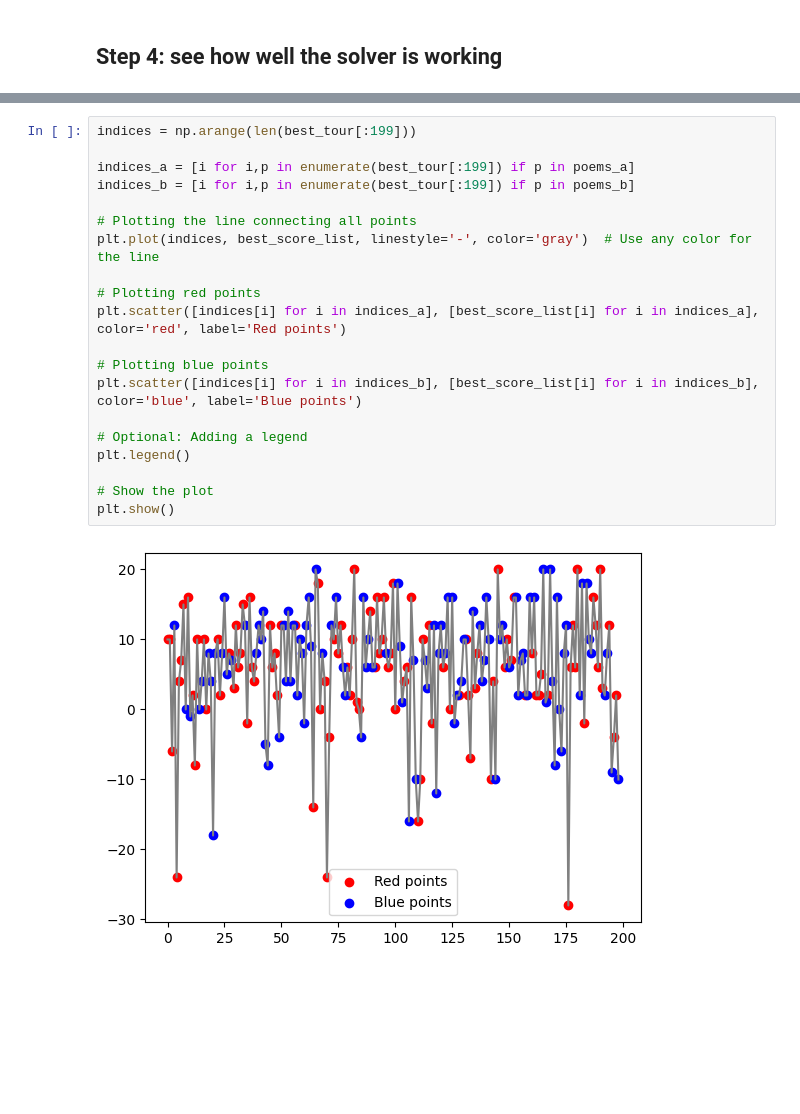
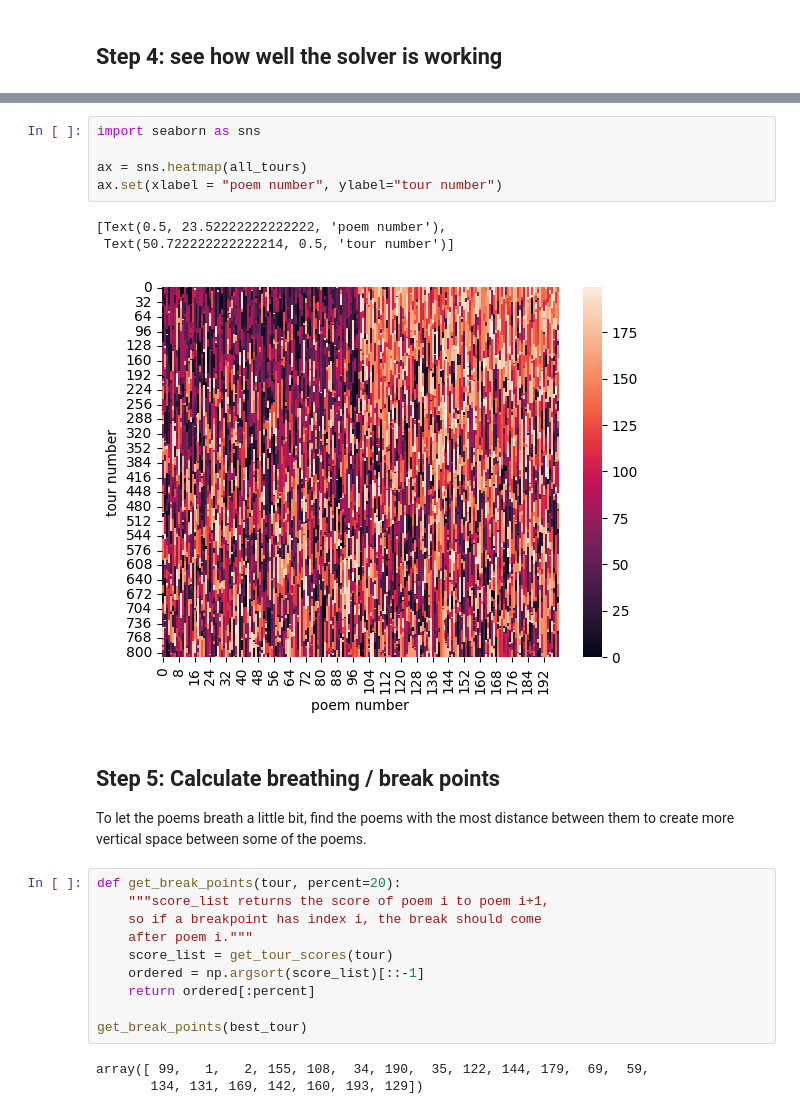
Before and after one commit to ajyoon/aoc, a Jupyter notebook: anxiety_of_conception_algorithm.ipynb, the cells around one changed output, grey strips where cells are left out. Saved outputs shown, nothing was run; the diff lists cells and outputs as text; blank space fills up the shorter version.

```diff
--- a/anxiety_of_conception_algorithm.ipynb
+++ b/anxiety_of_conception_algorithm.ipynb
@@ -466,22 +457,26 @@ plt.show()
-# %%
-indices = np.arange(len(best_tour[:199]))
-
-indices_a = [i for i,p in enumerate(best_tour[:199]) if p in poems_a]
-indices_b = [i for i,p in enumerate(best_tour[:199]) if p in poems_b]
-
-# Plotting the line connecting all points
-plt.plot(indices, best_score_list, linestyle='-', color='gray')  # Use any color for the line
-
-# Plotting red points
-plt.scatter([indices[i] for i in indices_a], [best_score_list[i] for i in indices_a], color='red', label='Red points')
-
-# Plotting blue points
-plt.scatter([indices[i] for i in indices_b], [best_score_list[i] for i in indices_b], color='blue', label='Blue points')
-
-# Optional: Adding a legend
-plt.legend()
-
-# Show the plot
-plt.show()
-# %% [output]
-[figure, removed]
+# %%
+import seaborn as sns
+
+ax = sns.heatmap(all_tours)
+ax.set(xlabel = "poem number", ylabel="tour number")
+# %% [output]
+[Text(0.5, 23.52222222222222, 'poem number'),
+ Text(50.722222222222214, 0.5, 'tour number')]
+[figure, added]
+# %% [markdown]
+## Step 5: Calculate breathing / break points
+
+To let the poems breath a little bit, find the poems with the most distance between them to create more vertical space between some of the poems.
+# %%
+def get_break_points(tour, percent=20):
+    """score_list returns the score of poem i to poem i+1,
+    so if a breakpoint has index i, the break should come
+    after poem i."""
+    score_list = get_tour_scores(tour)
+    ordered = np.argsort(score_list)[::-1]
+    return ordered[:percent]
+
+get_break_points(best_tour)
+# %% [output]
+array([ 99,   1,   2, 155, 108,  34, 190,  35, 122, 144, 179,  69,  59,
+       134, 131, 169, 142, 160, 193, 129])
```
Also changed, not shown: parts of 26 cells of this notebook, 8 other files.
